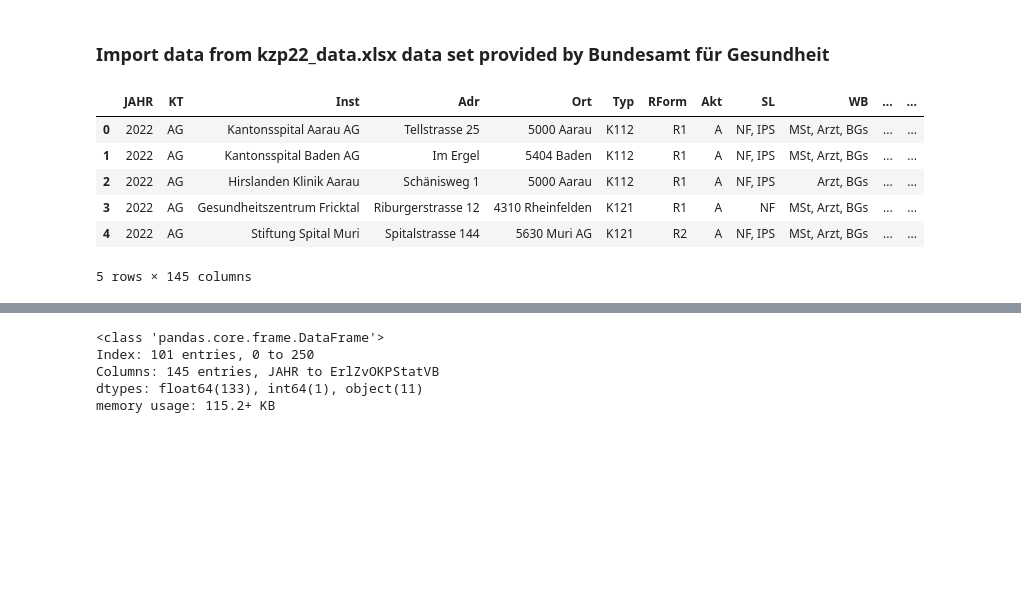
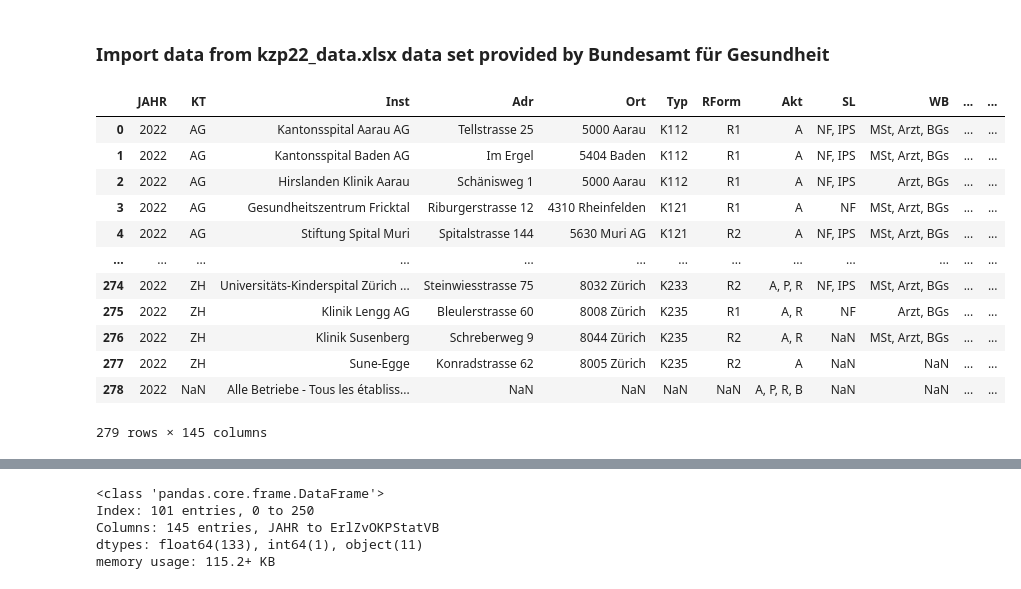
Before and after one commit to 111ark/swiss-hospital-occupancy, a Jupyter notebook: notebooks/hospitals_geolocated.ipynb, the cells around one changed output, grey strips where cells are left out. Cells and saved outputs as stored; diff of their text form; code cells hidden in the pictures; blank space fills up the shorter version.

```diff
--- a/notebooks/hospitals_geolocated.ipynb
+++ b/notebooks/hospitals_geolocated.ipynb
@@ -10,12 +10,18 @@ import numpy as np
 ### Import data from kzp22_data.xlsx data set provided by Bundesamt für Gesundheit
 # %%
 raw_data = pd.read_excel('../data/raw/kzp22_data.xlsx', sheet_name='KZ2022_KZP22', engine='openpyxl')
-raw_data.head()
+raw_data
 # %% [output]
 |  | JAHR | KT | Inst | Adr | Ort | Typ | RForm | Akt | SL | WB | ... | ... |
 | 0 | 2022 | AG | Kantonsspital Aarau AG | Tellstrasse 25 | 5000 Aarau | K112 | R1 | A | NF, IPS | MSt, Arzt, BGs | ... | ... |
 | 1 | 2022 | AG | Kantonsspital Baden AG | Im Ergel | 5404 Baden | K112 | R1 | A | NF, IPS | MSt, Arzt, BGs | ... | ... |
 | 2 | 2022 | AG | Hirslanden Klinik Aarau | Schänisweg 1 | 5000 Aarau | K112 | R1 | A | NF, IPS | Arzt, BGs | ... | ... |
 | 3 | 2022 | AG | Gesundheitszentrum Fricktal | Riburgerstrasse 12 | 4310 Rheinfelden | K121 | R1 | A | NF | MSt, Arzt, BGs | ... | ... |
 | 4 | 2022 | AG | Stiftung Spital Muri | Spitalstrasse 144 | 5630 Muri AG | K121 | R2 | A | NF, IPS | MSt, Arzt, BGs | ... | ... |
+| ... | ... | ... | ... | ... | ... | ... | ... | ... | ... | ... | ... | ... |
+| 274 | 2022 | ZH | Universitäts-Kinderspital Zürich ... | Steinwiesstrasse 75 | 8032 Zürich | K233 | R2 | A, P, R | NF, IPS | MSt, Arzt, BGs | ... | ... |
+| 275 | 2022 | ZH | Klinik Lengg AG | Bleulerstrasse 60 | 8008 Zürich | K235 | R1 | A, R | NF | Arzt, BGs | ... | ... |
+| 276 | 2022 | ZH | Klinik Susenberg | Schreberweg 9 | 8044 Zürich | K235 | R2 | A, R | NaN | MSt, Arzt, BGs | ... | ... |
+| 277 | 2022 | ZH | Sune-Egge | Konradstrasse 62 | 8005 Zürich | K235 | R2 | A | NaN | NaN | ... | ... |
+| 278 | 2022 | NaN | Alle Betriebe - Tous les établiss... | NaN | NaN | NaN | NaN | A, P, R, B | NaN | NaN | ... | ... |
-5 rows × 145 columns
+279 rows × 145 columns
```
Also changed, not shown: parts of 2 cells of this notebook, 2 other files.
